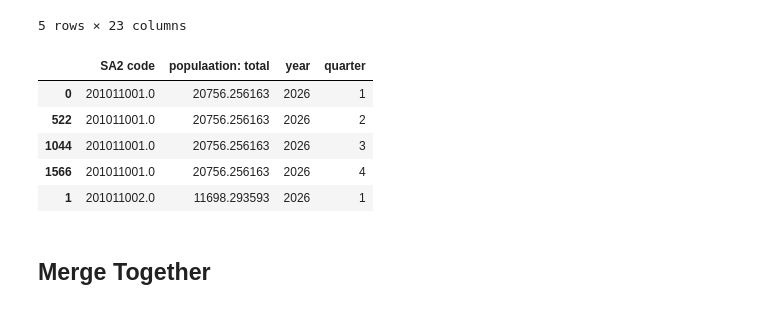
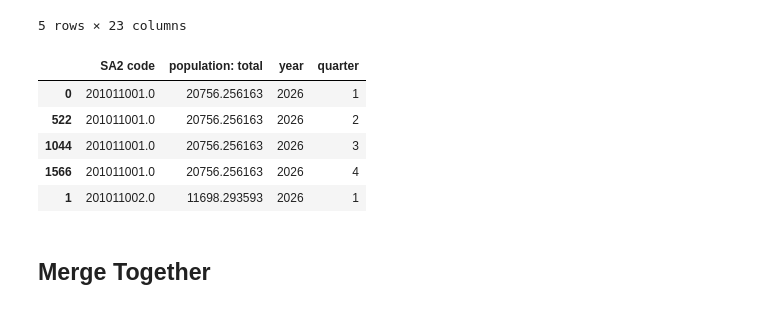
Before and after one commit to MAST30034-AppliedDataScience/project-2-group-real-estate-industry-project-11, a Jupyter notebook: notebooks/2. raw/2. merge external and housing.ipynb, the cells around one changed output. Drawn from its saved outputs; the diff is of its cells as text; code cells hidden in the pictures.

```diff
--- a/notebooks/2. raw/2. merge external and housing.ipynb
+++ b/notebooks/2. raw/2. merge external and housing.ipynb
@@ -233,22 +320,22 @@ vic_population_df.head(5)
 # %%
 # get the df
 future_population = pd.read_csv(f"{RELATIVE_PATH_IN}/population/projections.csv", header=0, index_col=0)
 
 # filter victoria columns
 vic_mask = future_population["SA2 code"].apply(is_vic)
 future_population = future_population[vic_mask]
 
 # get the right year and filter
 future_population = future_population[["SA2 code", "population: 2026"]]
-future_population.rename(columns={"population: 2026": "populaation: total"}, inplace=True)
+future_population.rename(columns={"population: 2026": "population: total"}, inplace=True)
 future_population["year"] = 2026
 
 # get the quarters
 future_population = get_quarters(future_population)
 
 future_population.head(5)
 # %% [output]
-|  | SA2 code | populaation: total | year | quarter |
+|  | SA2 code | population: total | year | quarter |
 | 0 | 201011001.0 | 20756.256163 | 2026 | 1 |
 | 522 | 201011001.0 | 20756.256163 | 2026 | 2 |
 | 1044 | 201011001.0 | 20756.256163 | 2026 | 3 |
```
Also changed, not shown: parts of 21 cells of this notebook.
